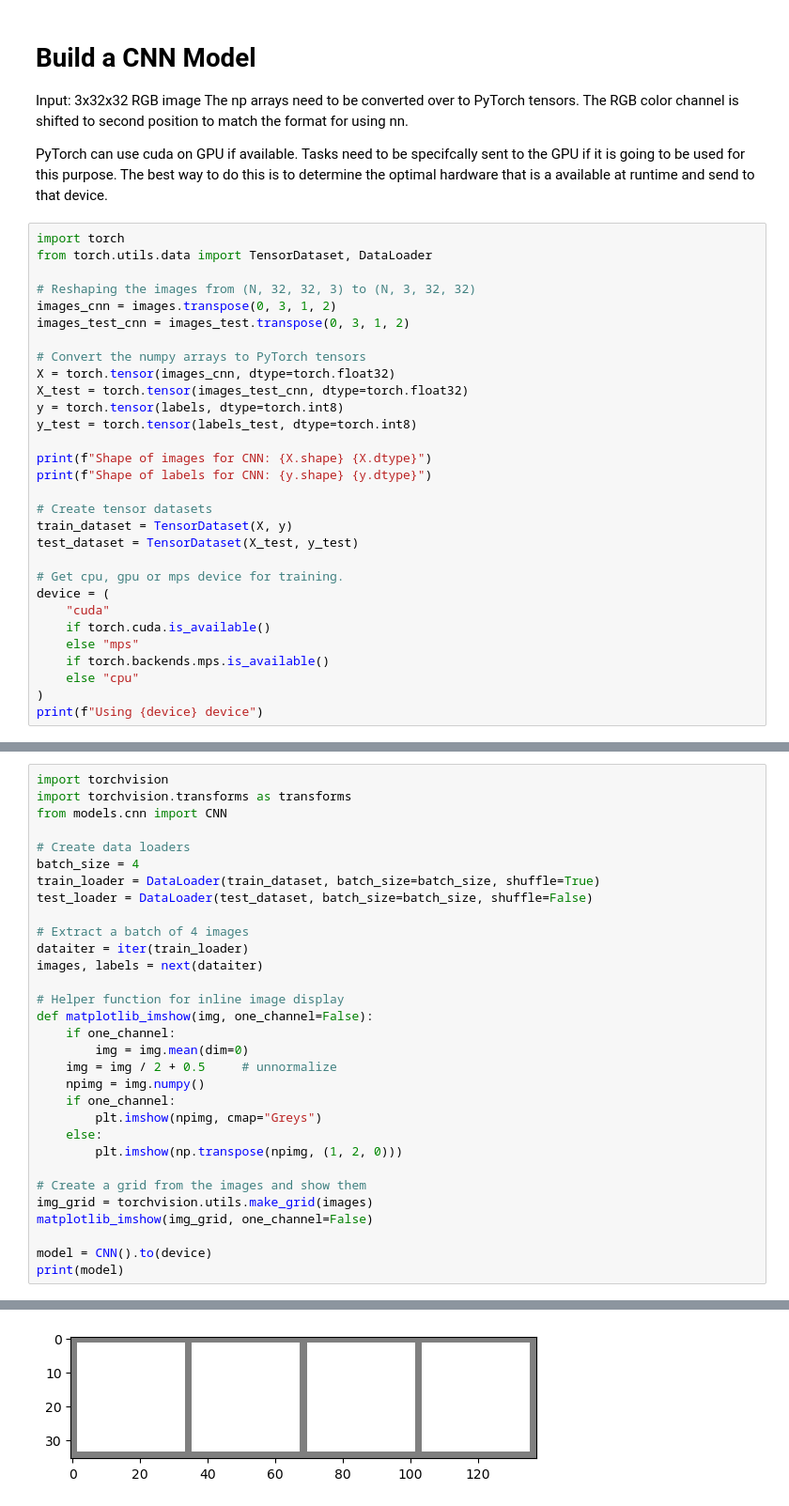
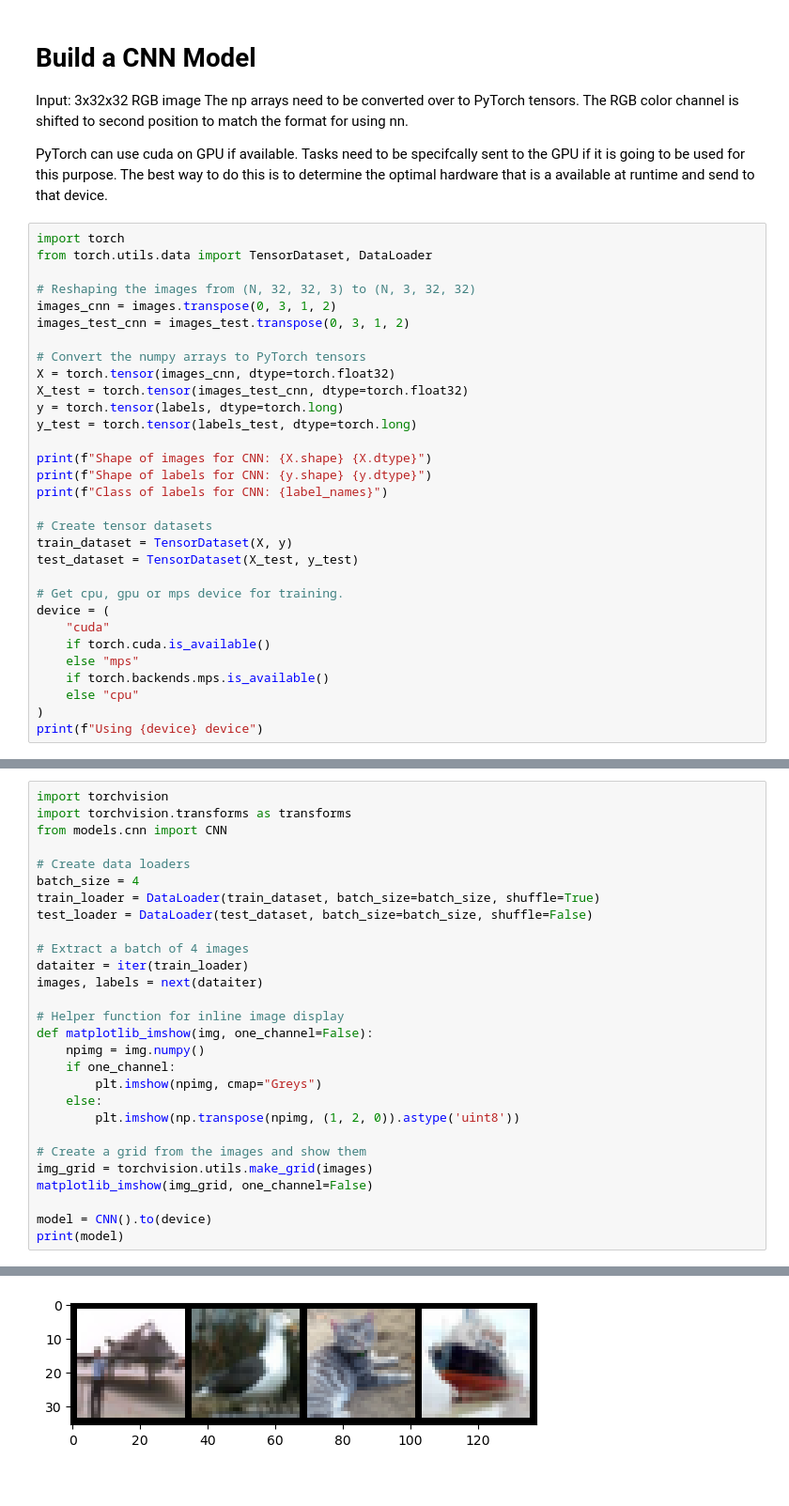
Before and after one commit to chipnbits/LearningPytorch, a Jupyter notebook: notebooks/cnn.ipynb, the cells around one changed output, grey strips where cells are left out. Shown at 94% size. Saved outputs shown, nothing was run; the diff lists cells and outputs as text.

```diff
--- a/notebooks/cnn.ipynb
+++ b/notebooks/cnn.ipynb
@@ -69,11 +70,12 @@ images_test_cnn = images_test.transpose(0, 3, 1, 2)
 # Convert the numpy arrays to PyTorch tensors
 X = torch.tensor(images_cnn, dtype=torch.float32)
 X_test = torch.tensor(images_test_cnn, dtype=torch.float32)
-y = torch.tensor(labels, dtype=torch.int8)
-y_test = torch.tensor(labels_test, dtype=torch.int8)
+y = torch.tensor(labels, dtype=torch.long)
+y_test = torch.tensor(labels_test, dtype=torch.long)
 
 print(f"Shape of images for CNN: {X.shape} {X.dtype}")
 print(f"Shape of labels for CNN: {y.shape} {y.dtype}")
+print(f"Class of labels for CNN: {label_names}")
 
 # Create tensor datasets
 train_dataset = TensorDataset(X, y)
@@ -108,14 +111,11 @@ images, labels = next(dataiter)
 
 # Helper function for inline image display
 def matplotlib_imshow(img, one_channel=False):
-    if one_channel:
-        img = img.mean(dim=0)
-    img = img / 2 + 0.5     # unnormalize
     npimg = img.numpy()
     if one_channel:
         plt.imshow(npimg, cmap="Greys")
     else:
-        plt.imshow(np.transpose(npimg, (1, 2, 0)))
+        plt.imshow(np.transpose(npimg, (1, 2, 0)).astype('uint8'))
 
 # Create a grid from the images and show them
 img_grid = torchvision.utils.make_grid(images)
@@ -146 +144 @@ CNN(
-[figure, old version]
+[figure, new version]
```
Also changed, not shown: parts of 12 cells of this notebook, 7 other files.
